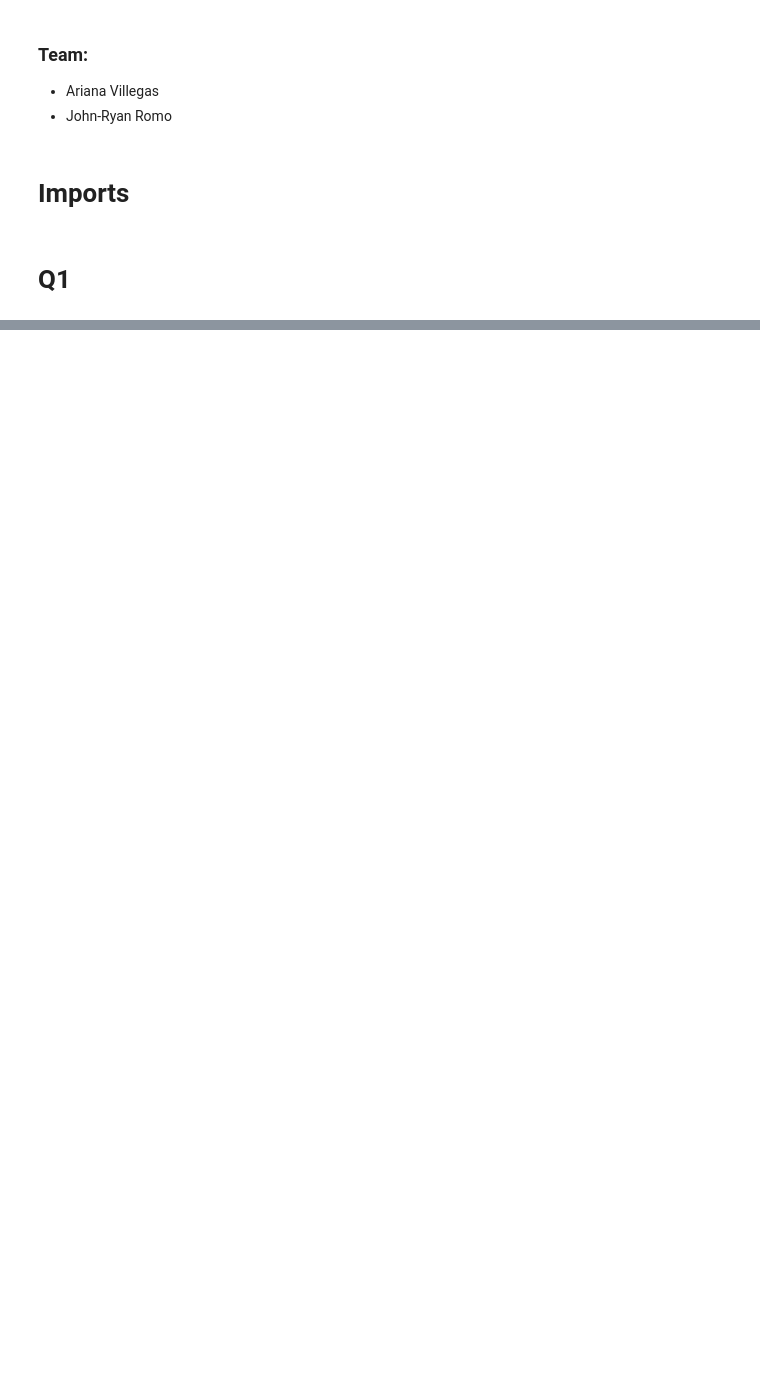
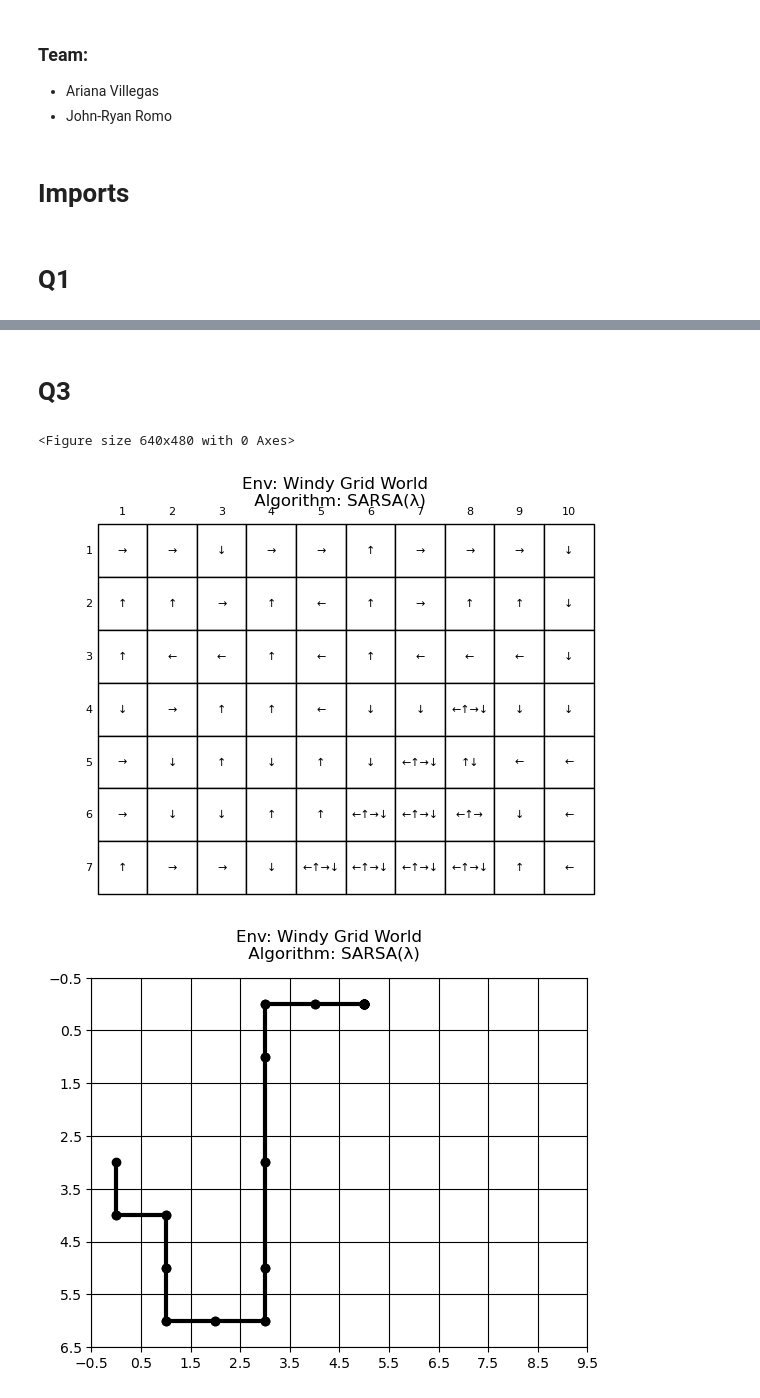
Before and after one commit to ArianaVillegas/ECE495-595, a Jupyter notebook: hw6.ipynb, the cells around one changed output, grey strips where cells are left out. Cells and saved outputs as stored; diff of their text form; code cells hidden in the pictures; blank space fills up the shorter version.

```diff
--- a/hw6.ipynb
+++ b/hw6.ipynb
@@ -32,0 +49,11 @@ tester.test(algo)
+# %% [markdown]
+# Q3
+# %%
+policy = ESoftPolicy(0.1)
+algo = SARSALambda(env, policy)
+tester = Tester(env)
+tester.test(algo)
+# %% [output]
+<Figure size 640x480 with 0 Axes>
+[figure, added]
+[figure, added]
```
Also changed, not shown: parts of 6 cells of this notebook, 6 other files.
